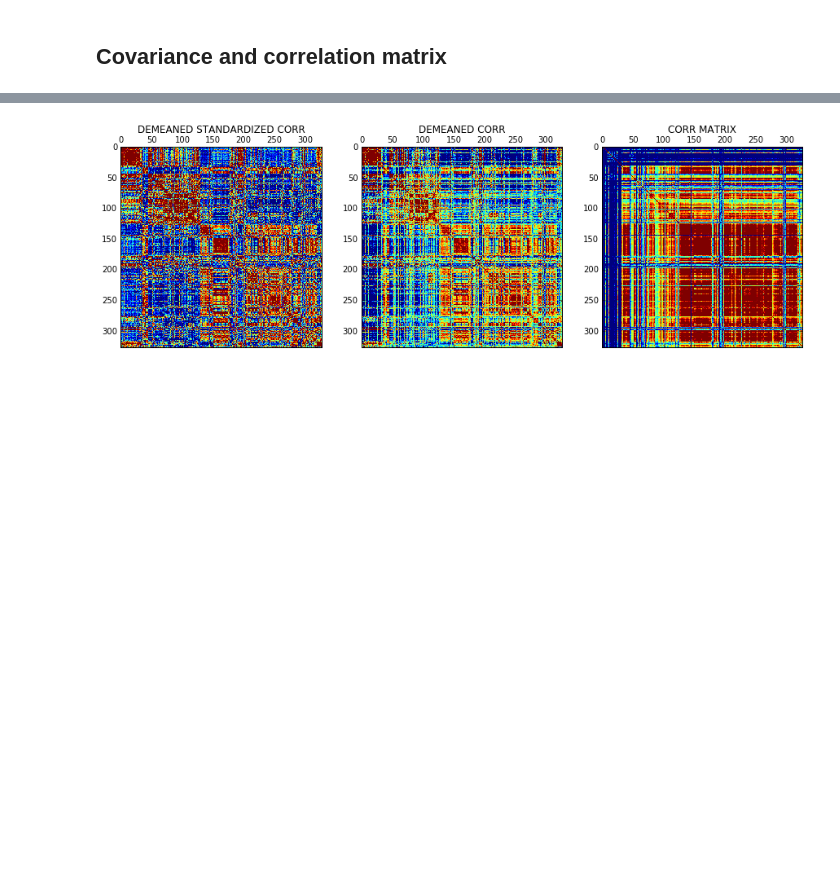
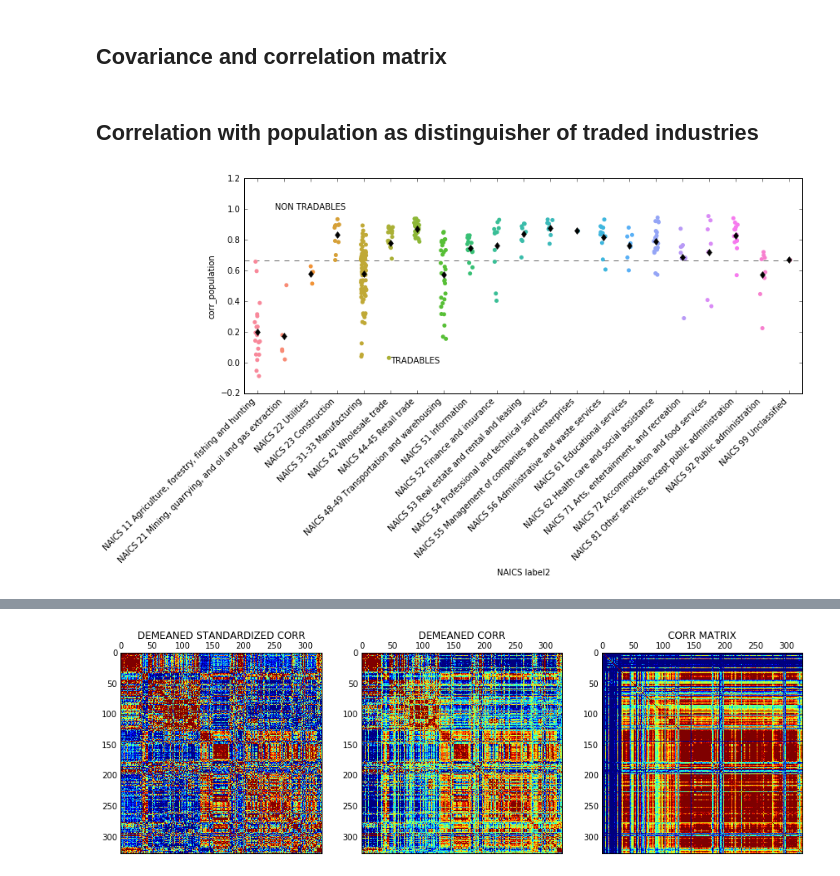
Before and after one commit to matuteiglesias/spatial-coexistence-metrics, a Jupyter notebook: USA industries.ipynb, the cells around one changed output, grey strips where cells are left out. Saved outputs shown, nothing was run; the diff lists cells and outputs as text; code cells hidden in the pictures; blank space fills up the shorter version.

Commit message:
Added user created data

```diff
--- a/USA industries.ipynb
+++ b/USA industries.ipynb
@@ -108,0 +109,2 @@ def stand(Z):
+# %% [markdown]
+## Correlation with population as distinguisher of traded industries
@@ -108,0 +147,23 @@ def stand(Z):
+# %%
+import seaborn as sns
+fig, ax = plt.subplots(1, figsize = (12, 7))
+means = pop_corr_naics.fillna(pop_corr_naics.mean()).groupby('NAICS label2').corr_population.mean().plot(lw = 0, marker = 'd', mec = 'k', c = 'k', zorder = 10)
+ax = sns.stripplot(x="NAICS label2", y="corr_population", data=pop_corr_naics, jitter = .1)
+y0 = pop_corr_naics.corr_population.mean()
+ax.axhline(y0, linestyle = '--', c = '.4')
+plt.xticks(rotation=45, ha='right')
+
+ax.annotate('NON TRADABLES',
+            xy=(2, 1),      # theta, radius
+            horizontalalignment='center',
+            clip_on=True)
+
+ax.annotate('TRADABLES',
+            xy=(5, 0),      # theta, radius
+            horizontalalignment='left',
+            clip_on=True)
+plt.tight_layout()
+plt.savefig('./../growth-lab-diversity/html/naics_tradable_vs_non_tradable_byb_corr_w_population.png')
+plt.show()
+# %% [output]
+[figure, added]
```
Also changed, not shown: parts of 5 cells of this notebook.
